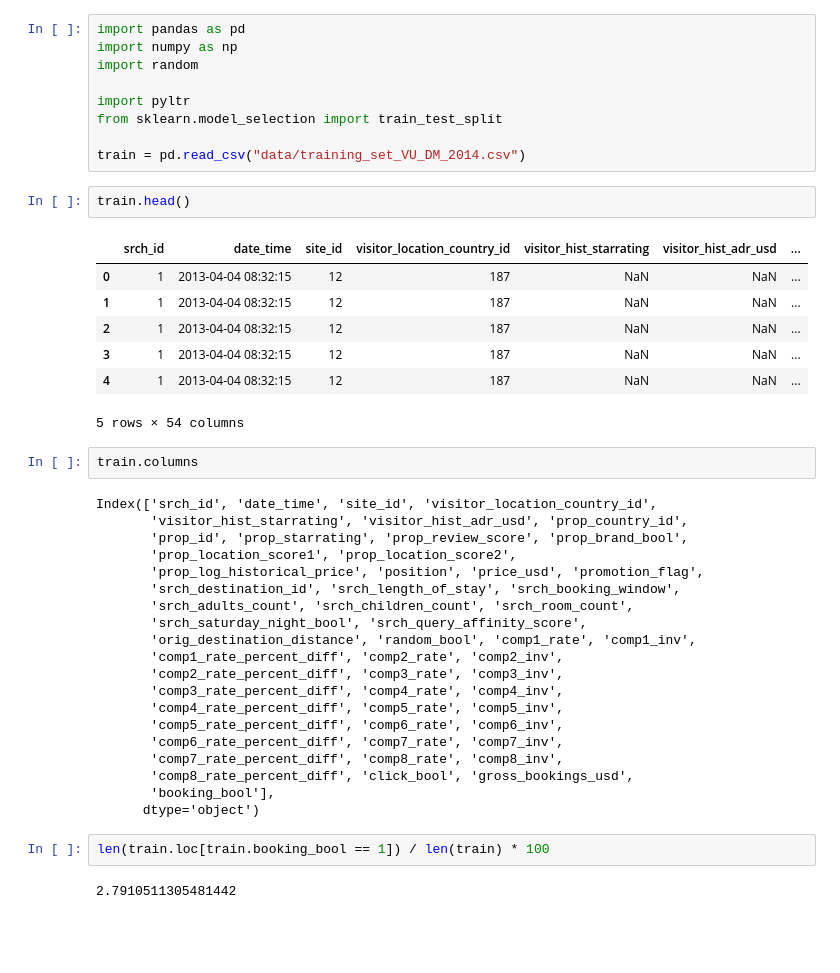
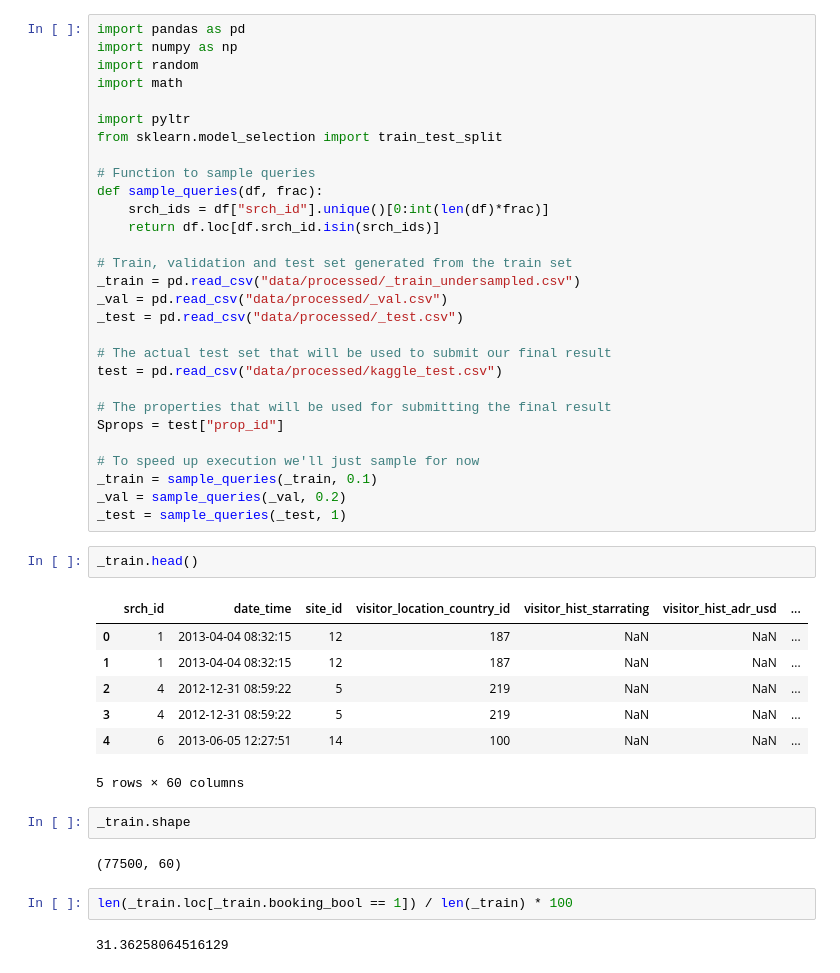
Before and after one commit to awday/DMT-23, a Jupyter notebook: Assignment2/LambdaMART/Pipeline.ipynb, the cells around one changed output. Saved outputs shown, nothing was run; the diff lists cells and outputs as text; blank space fills up the shorter version.

```diff
--- a/Assignment2/LambdaMART/Pipeline.ipynb
+++ b/Assignment2/LambdaMART/Pipeline.ipynb
@@ -1,46 +1,48 @@
-# %%
-import pandas as pd
-import numpy as np
-import random
-
-import pyltr
-from sklearn.model_selection import train_test_split
-
-train = pd.read_csv("data/training_set_VU_DM_2014.csv")
+# %%
+import pandas as pd
+import numpy as np
+import random
+import math
+
+import pyltr
+from sklearn.model_selection import train_test_split
+
+# Function to sample queries
+def sample_queries(df, frac):
+    srch_ids = df["srch_id"].unique()[0:int(len(df)*frac)]
+    return df.loc[df.srch_id.isin(srch_ids)]
+
+# Train, validation and test set generated from the train set
+_train = pd.read_csv("data/processed/_train_undersampled.csv")
+_val = pd.read_csv("data/processed/_val.csv")
+_test = pd.read_csv("data/processed/_test.csv")
+
+# The actual test set that will be used to submit our final result
+test = pd.read_csv("data/processed/kaggle_test.csv")
+
+# The properties that will be used for submitting the final result
+Sprops = test["prop_id"]
+
+# To speed up execution we'll just sample for now
+_train = sample_queries(_train, 0.1)
+_val = sample_queries(_val, 0.2)
+_test = sample_queries(_test, 1)
 # %%
-train.head()
+_train.head()
 # %% [output]
 |  | srch_id | date_time | site_id | visitor_location_country_id | visitor_hist_starrating | visitor_hist_adr_usd | ... |
 | 0 | 1 | 2013-04-04 08:32:15 | 12 | 187 | NaN | NaN | ... |
 | 1 | 1 | 2013-04-04 08:32:15 | 12 | 187 | NaN | NaN | ... |
-| 2 | 1 | 2013-04-04 08:32:15 | 12 | 187 | NaN | NaN | ... |
-| 3 | 1 | 2013-04-04 08:32:15 | 12 | 187 | NaN | NaN | ... |
-| 4 | 1 | 2013-04-04 08:32:15 | 12 | 187 | NaN | NaN | ... |
+| 2 | 4 | 2012-12-31 08:59:22 | 5 | 219 | NaN | NaN | ... |
+| 3 | 4 | 2012-12-31 08:59:22 | 5 | 219 | NaN | NaN | ... |
+| 4 | 6 | 2013-06-05 12:27:51 | 14 | 100 | NaN | NaN | ... |
-5 rows × 54 columns
+5 rows × 60 columns
-# %%
-train.columns
-# %% [output]
-Index(['srch_id', 'date_time', 'site_id', 'visitor_location_country_id',
-       'visitor_hist_starrating', 'visitor_hist_adr_usd', 'prop_country_id',
-       'prop_id', 'prop_starrating', 'prop_review_score', 'prop_brand_bool',
-       'prop_location_score1', 'prop_location_score2',
-       'prop_log_historical_price', 'position', 'price_usd', 'promotion_flag',
-       'srch_destination_id', 'srch_length_of_stay', 'srch_booking_window',
-       'srch_adults_count', 'srch_children_count', 'srch_room_count',
-       'srch_saturday_night_bool', 'srch_query_affinity_score',
-       'orig_destination_distance', 'random_bool', 'comp1_rate', 'comp1_inv',
-       'comp1_rate_percent_diff', 'comp2_rate', 'comp2_inv',
-       'comp2_rate_percent_diff', 'comp3_rate', 'comp3_inv',
-       'comp3_rate_percent_diff', 'comp4_rate', 'comp4_inv',
-       'comp4_rate_percent_diff', 'comp5_rate', 'comp5_inv',
-       'comp5_rate_percent_diff', 'comp6_rate', 'comp6_inv',
-       'comp6_rate_percent_diff', 'comp7_rate', 'comp7_inv',
-       'comp7_rate_percent_diff', 'comp8_rate', 'comp8_inv',
-       'comp8_rate_percent_diff', 'click_bool', 'gross_bookings_usd',
-       'booking_bool'],
-      dtype='object')
+# %%
+_train.shape
+# %% [output]
+(77500, 60)
 # %%
-len(train.loc[train.booking_bool == 1]) / len(train) * 100
+len(_train.loc[_train.booking_bool == 1]) / len(_train) * 100
 # %% [output]
-2.7910511305481442
+31.36258064516129
 # %%
```
Also changed, not shown: parts of 21 cells of this notebook, 2 other files.
